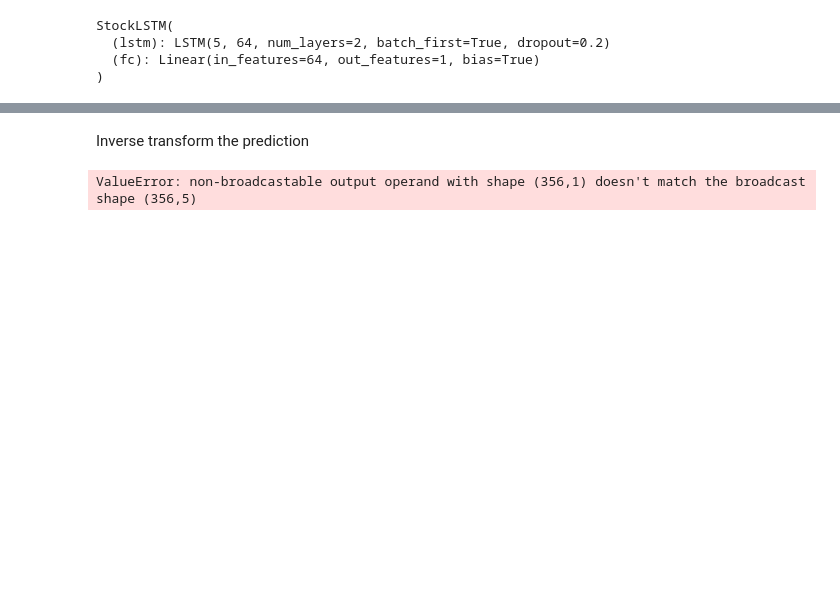
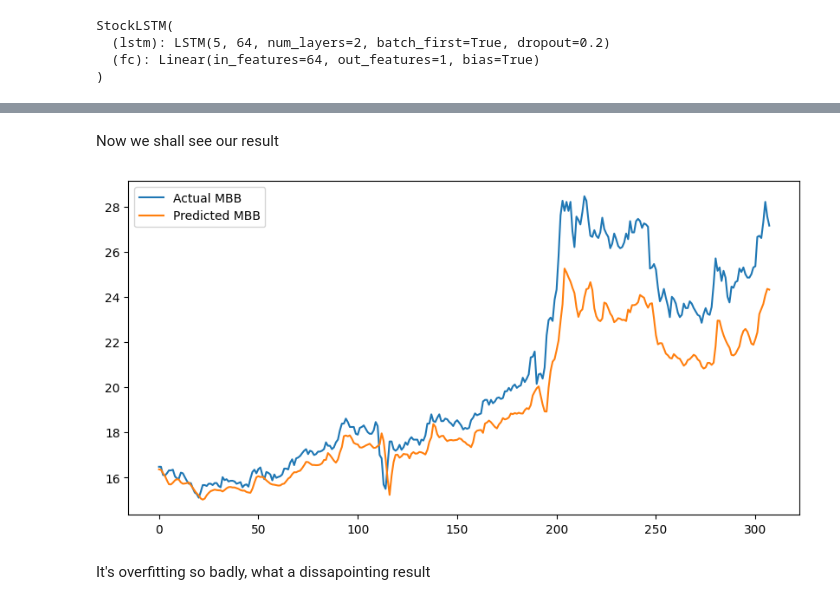
Before and after one commit to dakboiszzz/stock-pred, a Jupyter notebook: lstm.ipynb, the cells around one changed output, grey strips where cells are left out. Saved outputs shown, nothing was run; the diff lists cells and outputs as text; code cells hidden in the pictures; blank space fills up the shorter version.

Commit message:
Overfitting

```diff
--- a/lstm.ipynb
+++ b/lstm.ipynb
@@ -148,23 +135,15 @@ y_test shape: (356,)
 # %% [markdown]
 Another detail here is that we're feeding these data into a model in Pytorch, so we have to convert our date to Tensor, using the DataLoader from torch.utils
 # %%
-from sklearn.preprocessing import MinMaxScaler
+from torch.utils.data import DataLoader, TensorDataset
 
-scaler = MinMaxScaler(feature_range=(0, 1))
-y_scaler = MinMaxScaler(feature_range=(0, 1))
-# Fit on the raw 2D data before windowing
+# Convert to PyTorch Tensors
+X_train_t = torch.tensor(X_train, dtype=torch.float32)
+y_train_t = torch.tensor(y_train, dtype=torch.float32)
+X_test_t = torch.tensor(X_test, dtype=torch.float32)
+y_test_t = torch.tensor(y_test, dtype=torch.float32)
 
-scaled_X_data = scaler.fit_transform(data)
-target_data = data[:, 3].reshape(-1, 1) # Index 3 is 'close'
-scaled_y_data = y_scaler.fit_transform(target_data)
+train_loader = DataLoader(TensorDataset(X_train_t, y_train_t), batch_size=32, shuffle=True)
-# %%
-from torch.utils.data import TensorDataset, DataLoader
-X_train_t = torch.Tensor(scaled_X_data)
-
-y_train_t = torch.Tensor(scaled_y_data).view(-1, 1) # Reshape our y to (1423,1)
-
-train_data = TensorDataset(X_train_t, y_train_t)
-train_loader = DataLoader(train_data, batch_size=32, shuffle=True)
 # %% [markdown]
 So now we're good to train the model !
 # %% [markdown]
@@ -221,9 +193,7 @@ for epoch in range(num_epochs):
         outputs = model(inputs)
         loss = criterion(outputs, targets)
 
-        if torch.isnan(loss):
-            print(f"NaN detected at Epoch {epoch+1}, Batch {i}. Check your input scaling!")
-            break
+
         # Backward and optimize
         optimizer.zero_grad()
         loss.backward()
@@ -249,5 +219,11 @@ StockLSTM(
 )
 # %%
 with torch.no_grad():
-    X_test_t = torch.tensor(X_test, dtype=torch.float32)
     predictions = model(X_test_t)
+    # Convert back to VND
+    preds_vnd = scaler_y.inverse_transform(predictions.numpy())
+    actual_vnd = scaler_y.inverse_transform(y_test.reshape(-1, 1))
+    loss = criterion(predictions, y_test_t)
+    test_loss = loss.item()
+
+print(f"Final Test Loss: {test_loss:.6f}")
@@ -254,9 +233,12 @@ with torch.no_grad():
 # %% [markdown]
-Inverse transform the prediction
+Now we shall see our result
 # %%
-predictions_np = predictions.numpy()
-
-y_test_real = y_scaler.inverse_transform(y_test.reshape(-1, 1))
-predictions_real = y_scaler.inverse_transform(predictions_np)
+plt.figure(figsize=(10,5))
+plt.plot(actual_vnd, label="Actual MBB")
+plt.plot(preds_vnd, label="Predicted MBB")
+plt.legend()
+plt.show()
 # %% [output]
-ValueError: non-broadcastable output operand with shape (356,1) doesn't match the broadcast shape (356,5)
+[figure, added]
+# %% [markdown]
+It's overfitting so badly, what a dissapointing result
```
Also changed, not shown: parts of 15 cells of this notebook.
